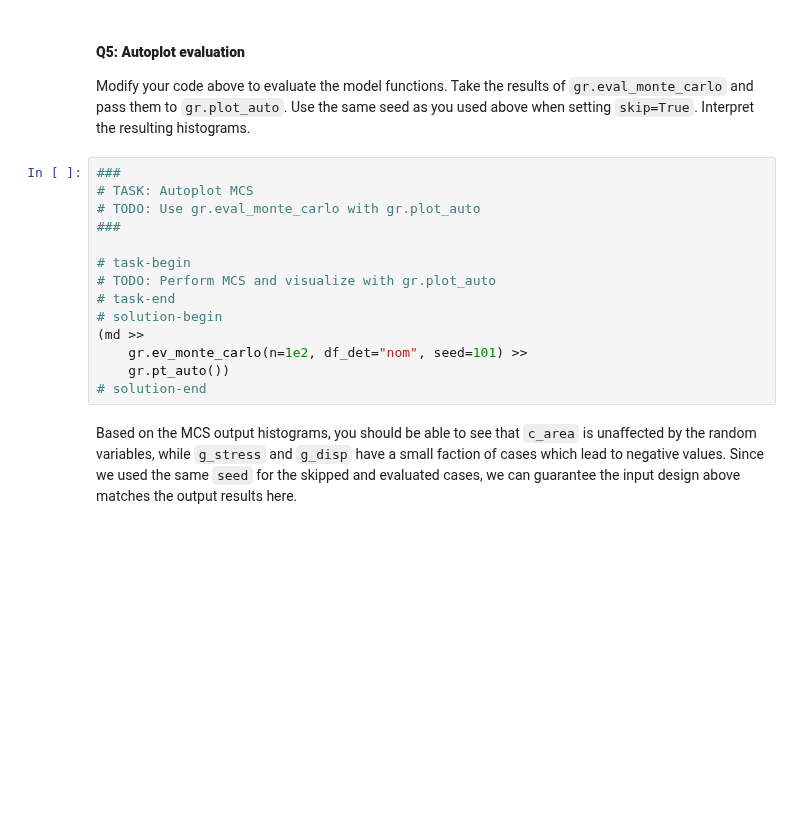
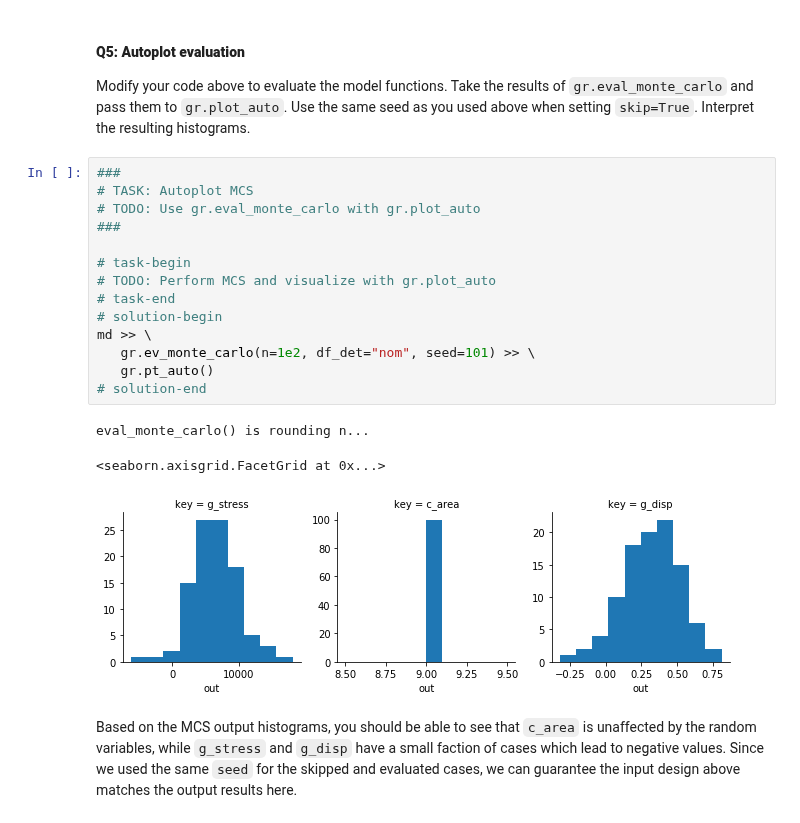
Before and after one commit to zdelrosario/py_grama, a Jupyter notebook: tutorials/t02_explore_master.ipynb, the cells around one changed output. Saved outputs shown, nothing was run; the diff lists cells and outputs as text; blank space fills up the shorter version.

```diff
--- a/tutorials/t02_explore_master.ipynb
+++ b/tutorials/t02_explore_master.ipynb
@@ -103,17 +137,21 @@ Modify your code above to evaluate the model functions. Take the results of `gr.
 # %%
 ###
 # TASK: Autoplot MCS
 # TODO: Use gr.eval_monte_carlo with gr.plot_auto
 ###
 
 # task-begin
 # TODO: Perform MCS and visualize with gr.plot_auto
 # task-end
 # solution-begin
-(md >>
-    gr.ev_monte_carlo(n=1e2, df_det="nom", seed=101) >>
-    gr.pt_auto())
+md >> \
+   gr.ev_monte_carlo(n=1e2, df_det="nom", seed=101) >> \
+   gr.pt_auto()
 # solution-end
+# %% [output]
+eval_monte_carlo() is rounding n...
+<seaborn.axisgrid.FacetGrid at 0x...>
+[figure, added]
 # %% [markdown]
 Based on the MCS output histograms, you should be able to see that `c_area` is unaffected by the random variables, while `g_stress` and `g_disp` have a small faction of cases which lead to negative values. Since we used the same `seed` for the skipped and evaluated cases, we can guarantee the input design above matches the output results here.
 # %% [markdown]
```
Also changed, not shown: parts of 5 cells of this notebook, 7 other files.
